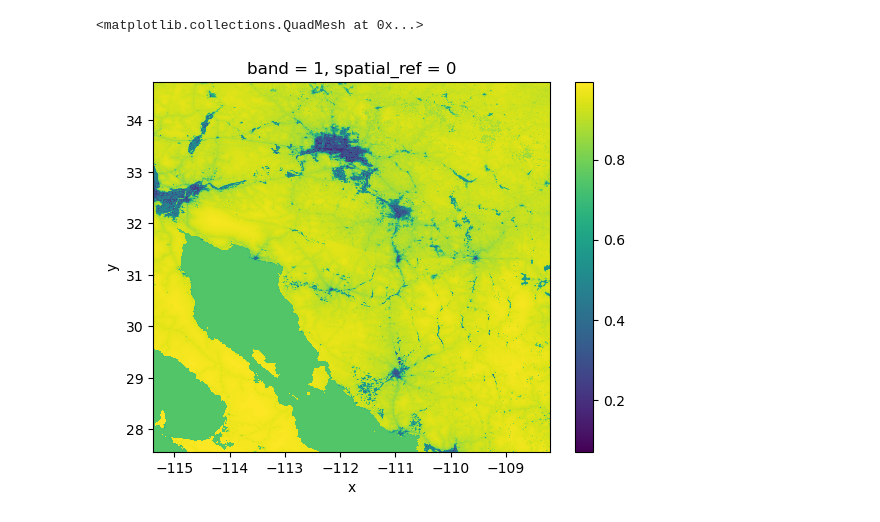
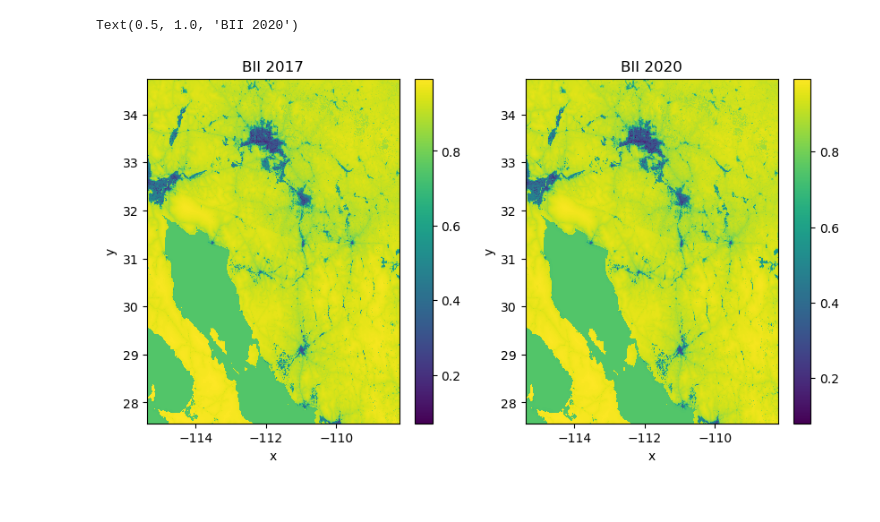
Before and after one commit to oksanaprotsukha/biodiversity_index_phoenix, a Jupyter notebook: biodiversity_index_phoenix.ipynb, the cells around one changed output. Saved outputs shown, nothing was run; the diff lists cells and outputs as text; code cells hidden in the pictures.

```diff
--- a/biodiversity_index_phoenix.ipynb
+++ b/biodiversity_index_phoenix.ipynb
@@ -110,6 +108,14 @@ Asset: Biodiversity Intactness
 # %%
+# visualize the rasters with BII data for 2017 and 2020
+fig, (ax1, ax2) = plt.subplots(1, 2, figsize=(10, 5))
+
 phoenix_2017 = rioxr.open_rasterio(bii_2017.assets['data'].href)
-phoenix_2017.sel(band=[1]).plot()
+phoenix_2017.sel(band=[1]).plot(ax=ax1)
+ax1.set_title("BII 2017")
+
+phoenix_2020 = rioxr.open_rasterio(bii_2020.assets['data'].href)
+phoenix_2020.sel(band=[1]).plot(ax=ax2)
+ax2.set_title("BII 2020")
 # %% [output]
-<matplotlib.collections.QuadMesh at 0x...>
+Text(0.5, 1.0, 'BII 2020')
-[figure, old version]
+[figure, new version]
```
Also changed, not shown: parts of 34 cells of this notebook, 2 other files.
